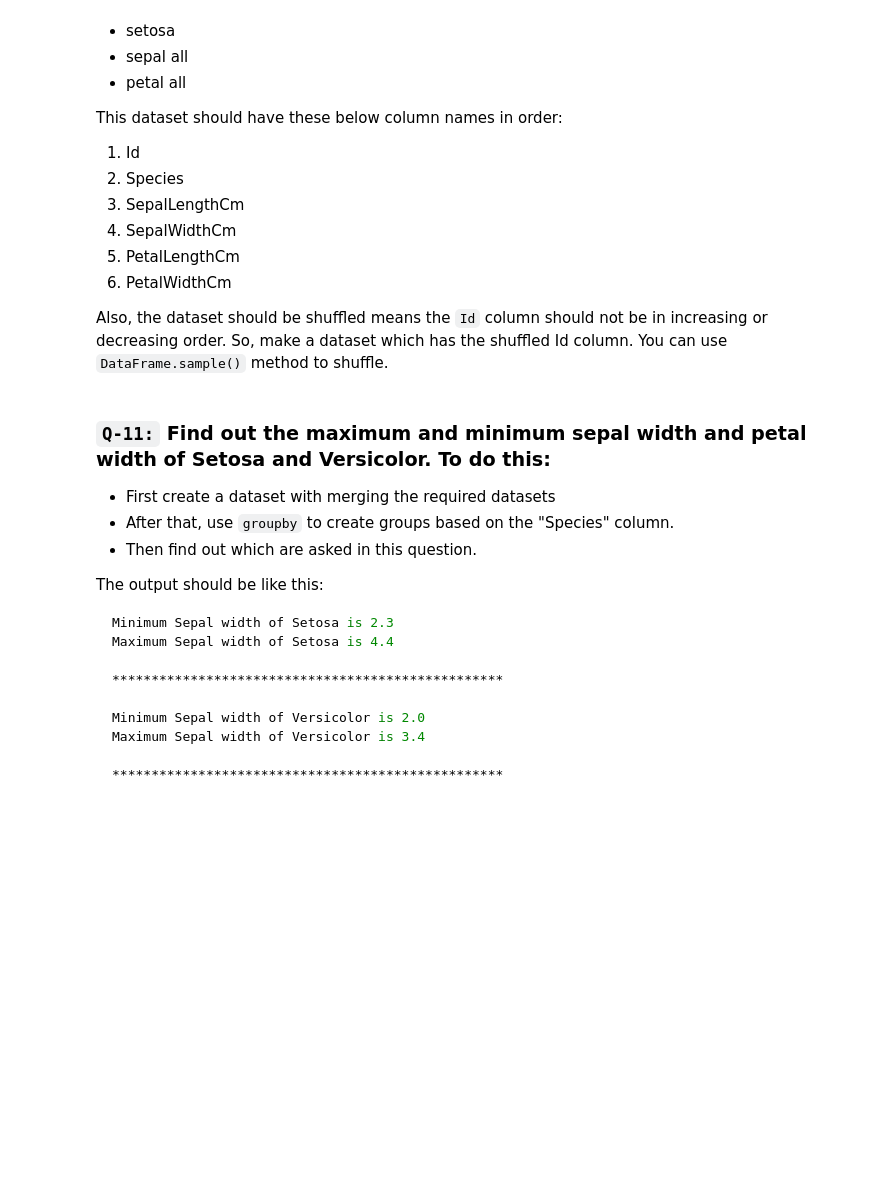
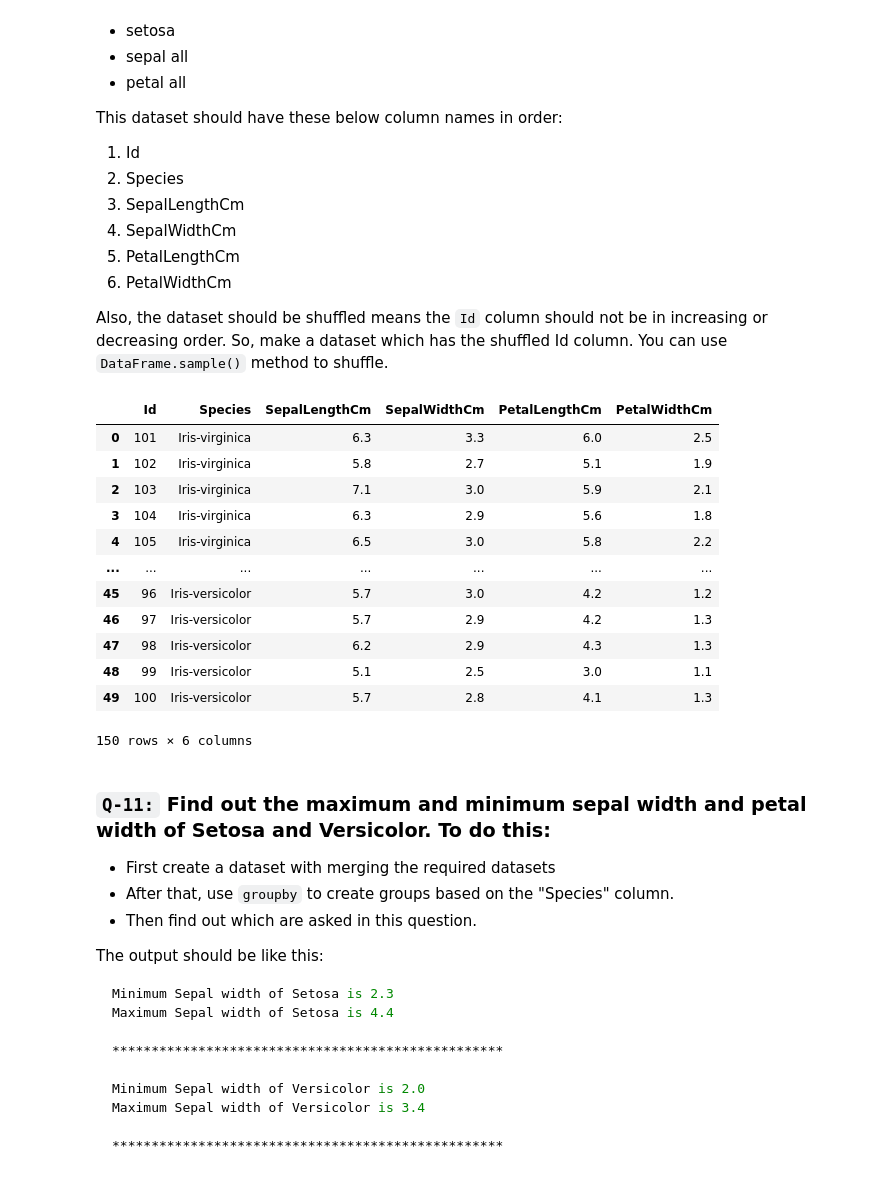
Before and after one commit to aka-ish/Machine-Learning-Notes, a Jupyter notebook: session_20_task.ipynb, the cells around one changed output. Drawn from its saved outputs; the diff is of its cells as text; code cells hidden in the pictures; blank space fills up the shorter version.

```diff
--- a/session_20_task.ipynb
+++ b/session_20_task.ipynb
@@ -217,3 +347,35 @@ Also, the dataset should be shuffled means the `Id` column should not be in incr
+# %%
+# code here
+'''print(virginica.columns)
+print(versicolor.columns)
+print(setosa.columns)
+print(sepal_all.columns)
+print(petal_all.columns)'''
+
+sepal_virg = pd.merge(virginica,sepal_all, on='Id').drop(columns=['Unnamed: 0_x','Unnamed: 0_y'])
+v = pd.merge(sepal_virg,petal_all, on='Id').drop(columns=['Unnamed: 0'])
+
+sepal_setosa = pd.merge(setosa,sepal_all,on='Id').drop(columns=['Unnamed: 0_x','Unnamed: 0_y'])
+s = pd.merge(sepal_setosa,petal_all,on='Id').drop(columns = 'Unnamed: 0')
+
+sepal_versi = pd.merge(versicolor,sepal_all,on='Id').drop(columns=['Unnamed: 0_x','Unnamed: 0_y'])
+ver = pd.merge(sepal_versi,petal_all,on='Id').drop(columns = 'Unnamed: 0')
+
+pd.concat([v,s, ver])
+# %% [output]
+|  | Id | Species | SepalLengthCm | SepalWidthCm | PetalLengthCm | PetalWidthCm |
+| 0 | 101 | Iris-virginica | 6.3 | 3.3 | 6.0 | 2.5 |
+| 1 | 102 | Iris-virginica | 5.8 | 2.7 | 5.1 | 1.9 |
+| 2 | 103 | Iris-virginica | 7.1 | 3.0 | 5.9 | 2.1 |
+| 3 | 104 | Iris-virginica | 6.3 | 2.9 | 5.6 | 1.8 |
+| 4 | 105 | Iris-virginica | 6.5 | 3.0 | 5.8 | 2.2 |
+| ... | ... | ... | ... | ... | ... | ... |
+| 45 | 96 | Iris-versicolor | 5.7 | 3.0 | 4.2 | 1.2 |
+| 46 | 97 | Iris-versicolor | 5.7 | 2.9 | 4.2 | 1.3 |
+| 47 | 98 | Iris-versicolor | 6.2 | 2.9 | 4.3 | 1.3 |
+| 48 | 99 | Iris-versicolor | 5.1 | 2.5 | 3.0 | 1.1 |
+| 49 | 100 | Iris-versicolor | 5.7 | 2.8 | 4.1 | 1.3 |
+150 rows × 6 columns
 # %% [markdown]
 ### `Q-11:` Find out the maximum and minimum sepal width and petal width of Setosa and Versicolor. To do this:
 - First create a dataset with merging the required datasets
```
Also changed, not shown: parts of 14 cells of this notebook.
